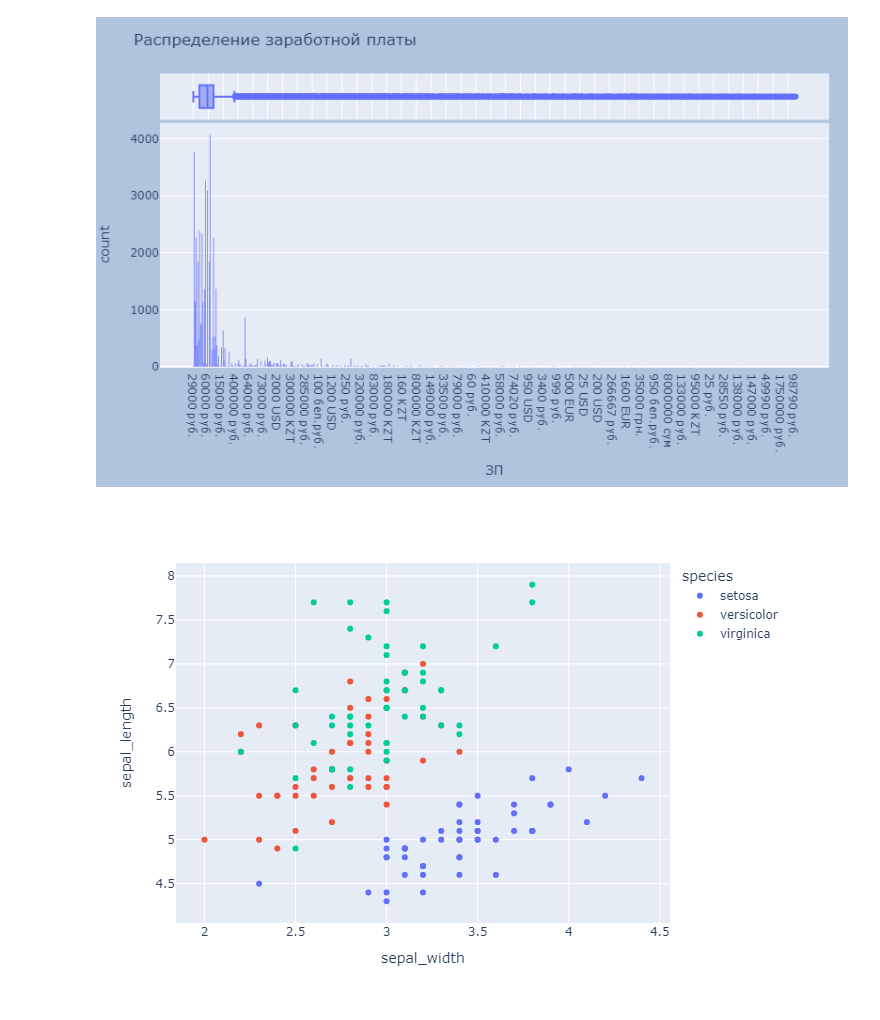
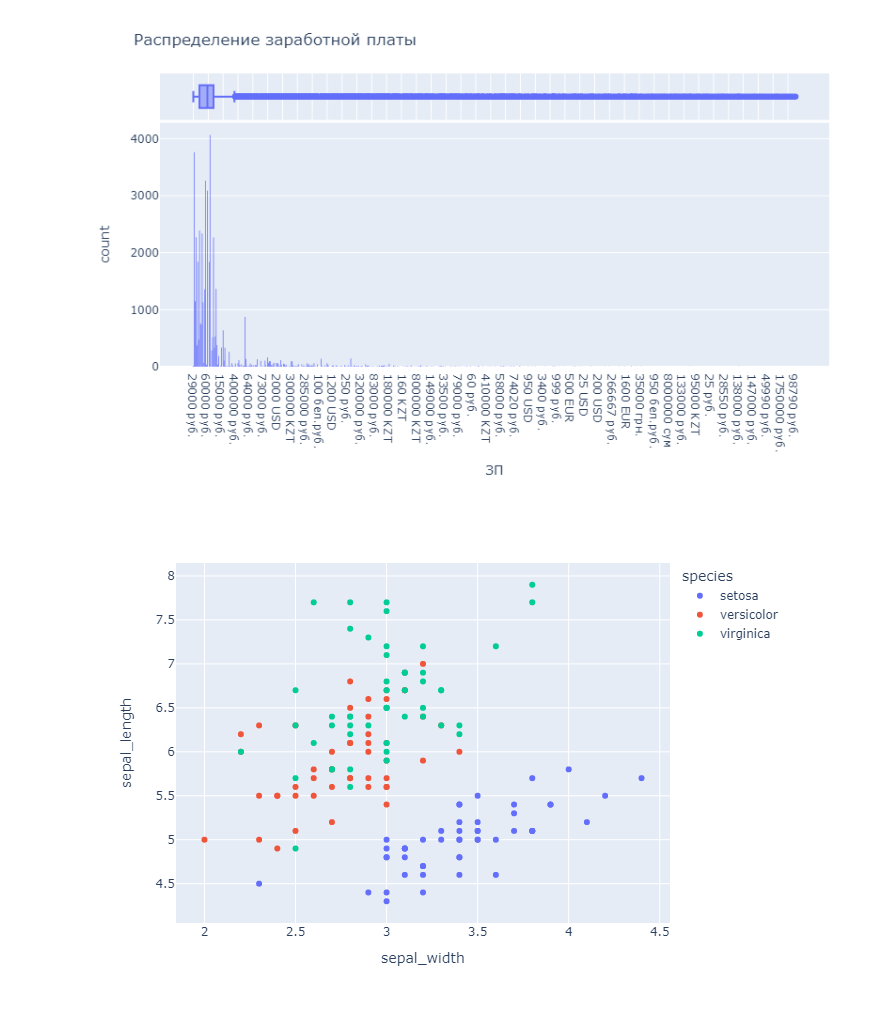
Before and after one commit to G4dgetHackwrench/Homework, a Jupyter notebook: Learning/Блок_1/Project-1.Анализ резюме из HeadHunter/experiment.ipynb, the cells around one changed output. Drawn from its saved outputs; the diff is of its cells as text; code cells hidden in the pictures.

```diff
--- a/Learning/Блок_1/Project-1.Анализ резюме из HeadHunter/experiment.ipynb
+++ b/Learning/Блок_1/Project-1.Анализ резюме из HeadHunter/experiment.ipynb
@@ -13,29 +13,28 @@ hh_df = hh_data.copy()
 # %%
 
 
 #строим график
 fig = px.histogram(
     hh_df, #табличные данные
     x='ЗП', #ось абсцисс
     title='Распределение заработной платы', #заголовок
     labels={'ЗП (руб)':'Заработная плата, руб.'}, #название оси x
     marginal='box', #дополнительный график
     height=500, #высота
     width=800 #ширина
 )
 
 #форматирование
 fig.update_layout(
-    margin=dict(l=20, r=20, t=60, b=20),
-    paper_bgcolor='LightSteelBlue'
+    margin=dict(l=20, r=20, t=60, b=20)
 )
 
 #отображаем график
 fig.show("png")
 #записываем в файл
 fig.write_html("plotly/chart3_1.html")
 # %% [output]
-[figure, old version]
+[figure, new version]
 # %%
 import plotly.express as px
 fig = px.scatter(px.data.iris(), x="sepal_width", y="sepal_length", color="species")
```
